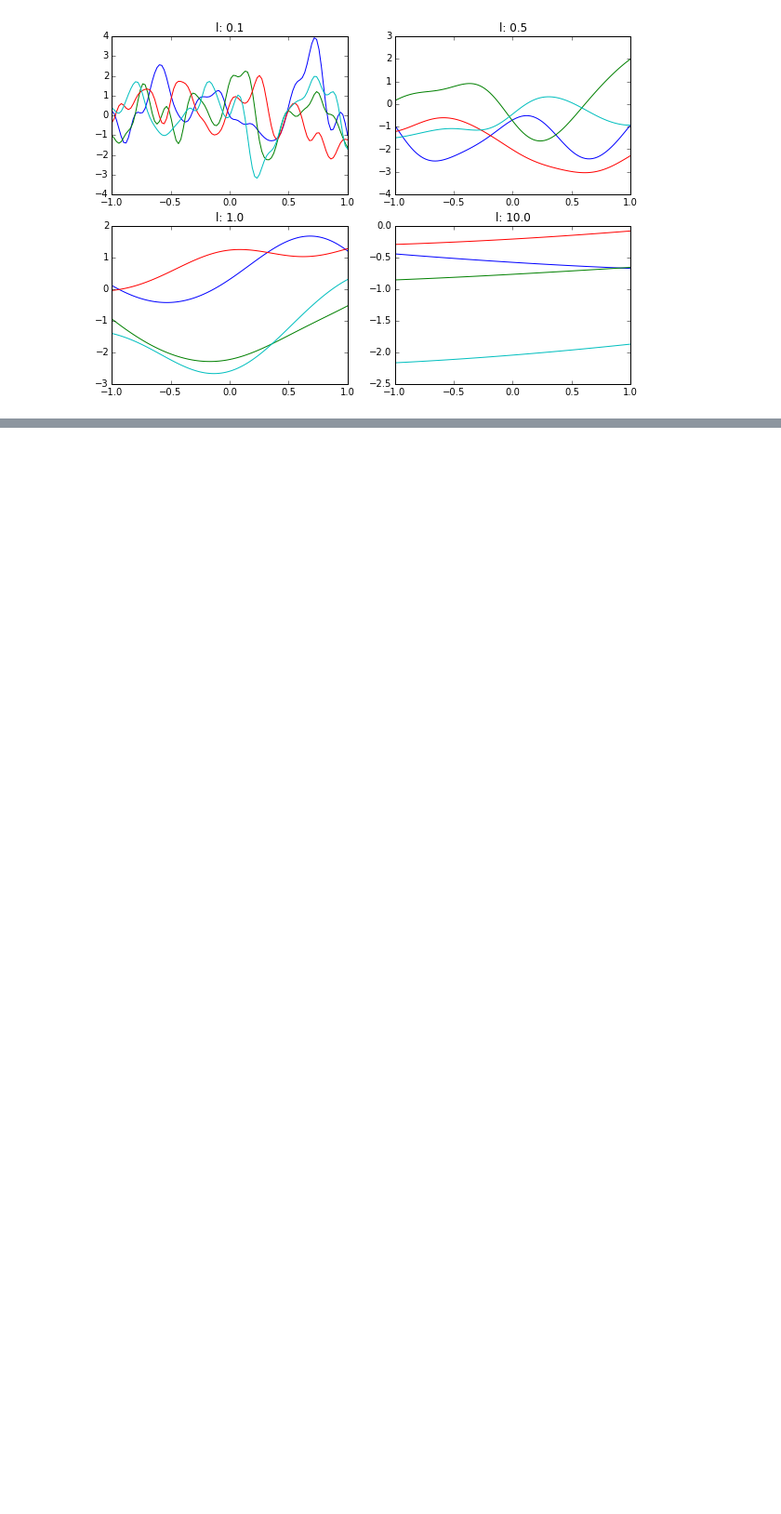
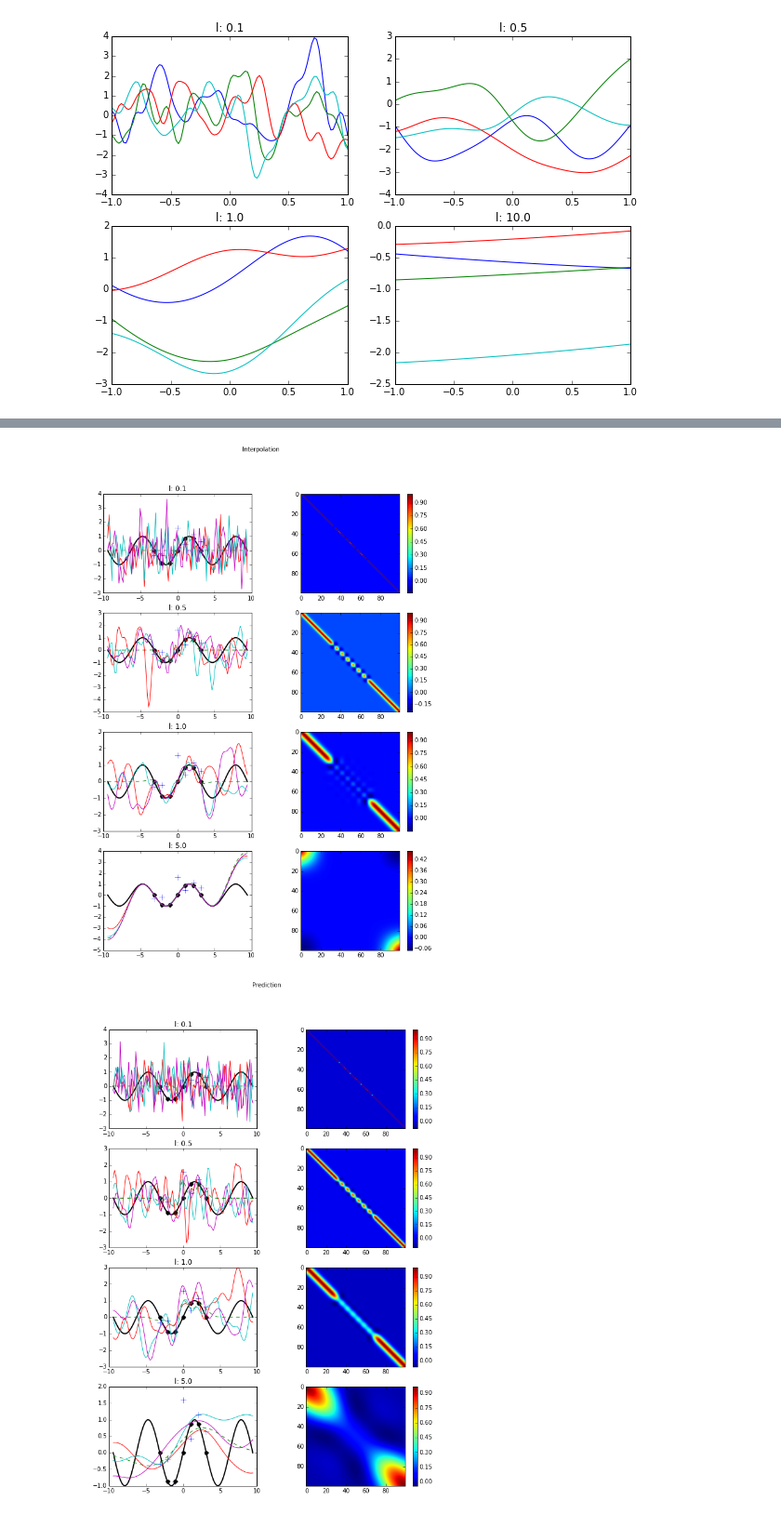
Before and after one commit to erikcs/ml2, a Jupyter notebook: lab1.ipynb, the cells around one changed output, grey strips where cells are left out. Shown at 93% size. Drawn from its saved outputs; the diff is of its cells as text; code cells hidden in the pictures; blank space fills up the shorter version.

```diff
--- a/lab1.ipynb
+++ b/lab1.ipynb
@@ -179,0 +200,6 @@ Q12.run()
+# %%
+from code import Q14
+Q14.run()
+# %% [output]
+[figure, added]
+[figure, added]
```
Also changed, not shown: parts of 6 cells of this notebook.
